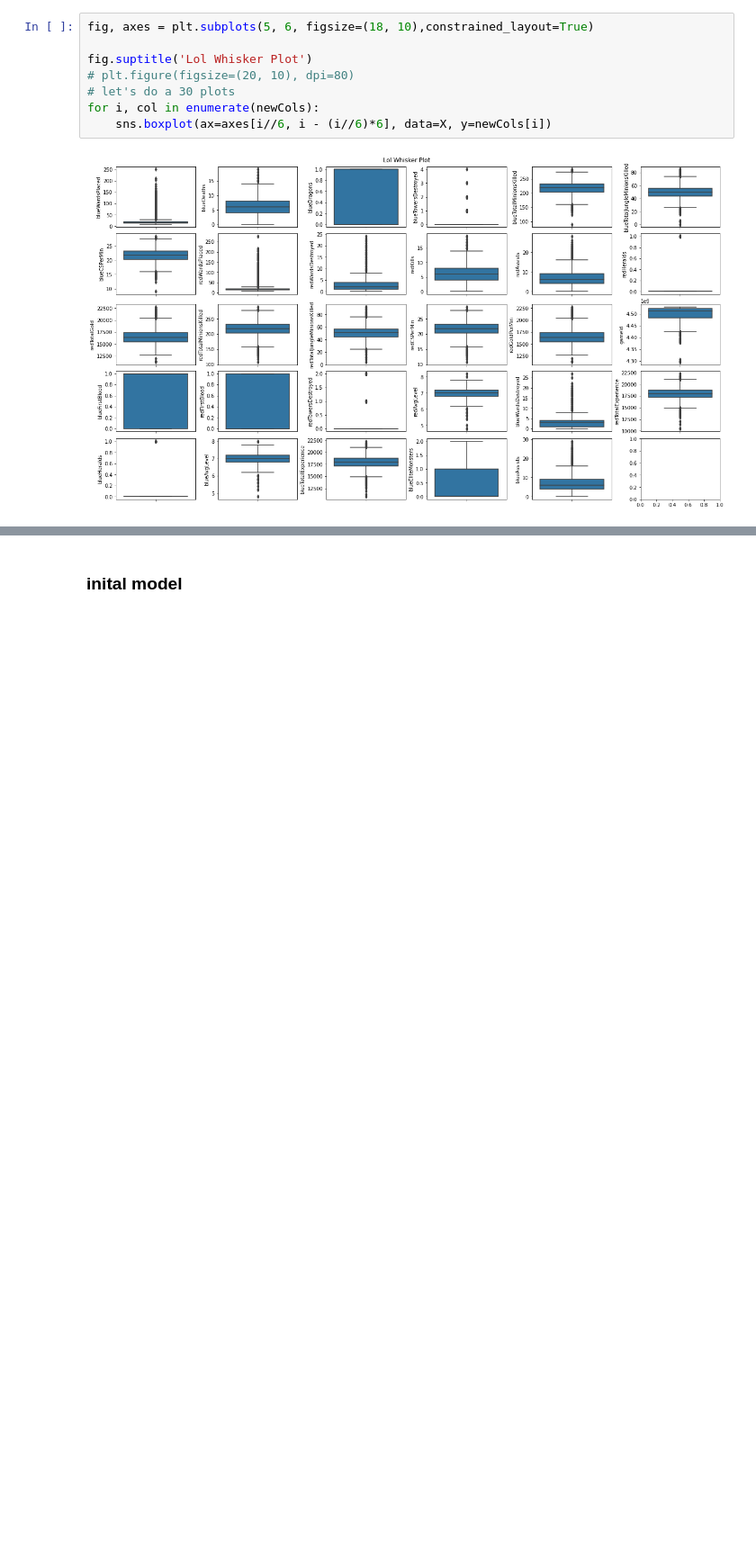
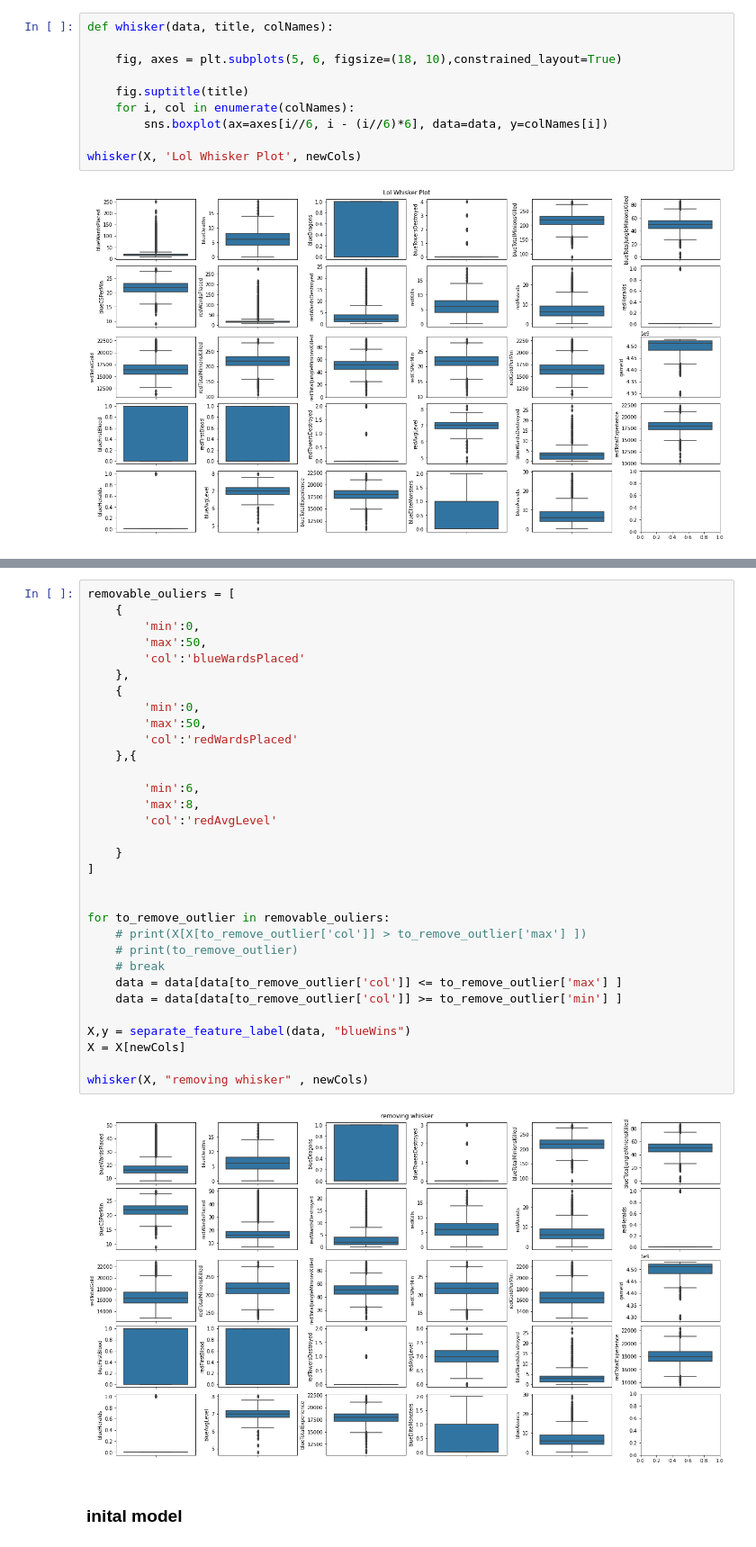
Before and after one commit to mabobakr/LOL-winning-prediction, a Jupyter notebook: lol-classifiers.ipynb, the cells around one changed output, grey strips where cells are left out. Shown at 90% size. Saved outputs shown, nothing was run; the diff lists cells and outputs as text; blank space fills up the shorter version.

```diff
--- a/lol-classifiers.ipynb
+++ b/lol-classifiers.ipynb
@@ -104,10 +95,12 @@ len(newCols)
 # %%
-fig, axes = plt.subplots(5, 6, figsize=(18, 10),constrained_layout=True)
+def whisker(data, title, colNames):
 
-fig.suptitle('Lol Whisker Plot')
-# plt.figure(figsize=(20, 10), dpi=80)
-# let's do a 30 plots
-for i, col in enumerate(newCols):
-    sns.boxplot(ax=axes[i//6, i - (i//6)*6], data=X, y=newCols[i])
+    fig, axes = plt.subplots(5, 6, figsize=(18, 10),constrained_layout=True)
+
+    fig.suptitle(title)
+    for i, col in enumerate(colNames):
+        sns.boxplot(ax=axes[i//6, i - (i//6)*6], data=data, y=colNames[i])
+
+whisker(X, 'Lol Whisker Plot', newCols)
 # %% [output]
 [figure]
@@ -114,3 +111,37 @@ for i, col in enumerate(newCols):
+# %%
+removable_ouliers = [
+    {
+        'min':0,
+        'max':50,
+        'col':'blueWardsPlaced'
+    },
+    {
+        'min':0,
+        'max':50,
+        'col':'redWardsPlaced'
+    },{
+
+        'min':6,
+        'max':8,
+        'col':'redAvgLevel'
+
+    }
+]
+
+
+for to_remove_outlier in removable_ouliers:
+    # print(X[X[to_remove_outlier['col']] > to_remove_outlier['max'] ])
+    # print(to_remove_outlier)
+    # break
+    data = data[data[to_remove_outlier['col']] <= to_remove_outlier['max'] ]
+    data = data[data[to_remove_outlier['col']] >= to_remove_outlier['min'] ]
+
+X,y = separate_feature_label(data, "blueWins")
+X = X[newCols]
+
+whisker(X, "removing whisker" , newCols)
+# %% [output]
+[figure, added]
 # %% [markdown]
 ### inital model
 # %%
```
Also changed, not shown: parts of 16 cells of this notebook, 3 other files.
